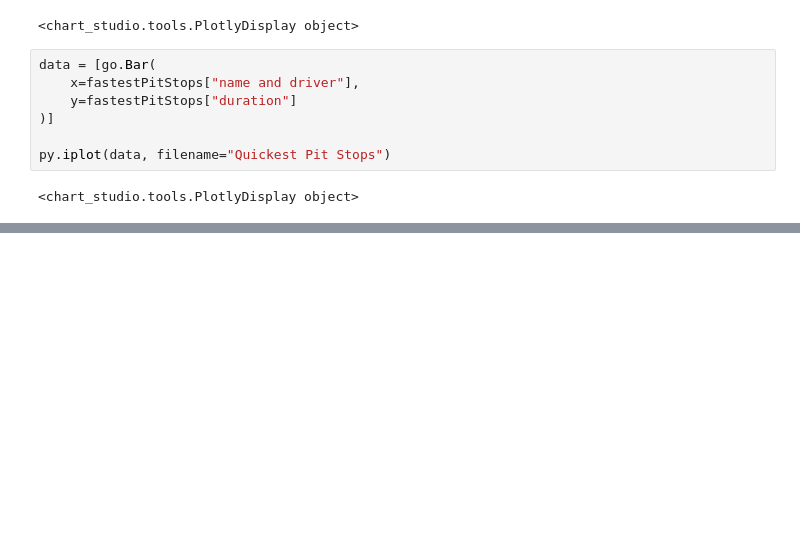
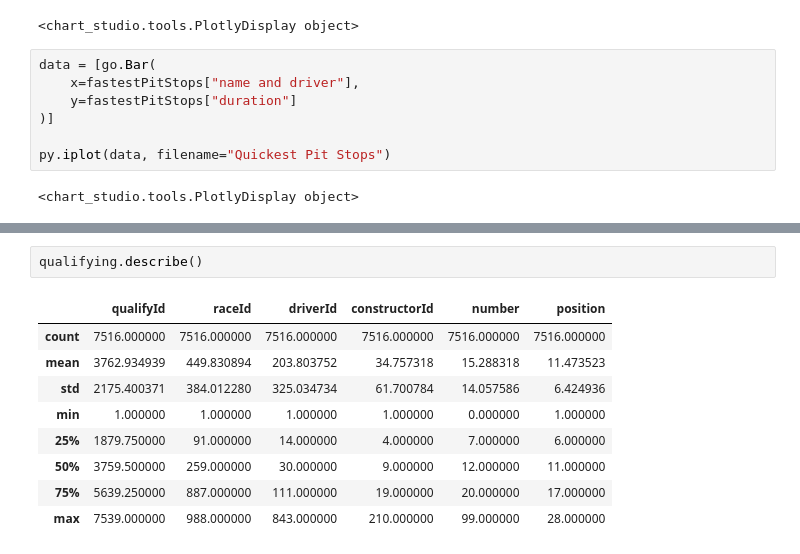
Before and after one commit to neelpatel05/formula-one, a Jupyter notebook: formula-one.ipynb, the cells around one changed output, grey strips where cells are left out. Cells and saved outputs as stored; diff of their text form; blank space fills up the shorter version.

```diff
--- a/formula-one.ipynb
+++ b/formula-one.ipynb
@@ -459,0 +469,12 @@ py.iplot(data, filename="Quickest Pit Stops")
+# %%
+qualifying.describe()
+# %% [output]
+|  | qualifyId | raceId | driverId | constructorId | number | position |
+| count | 7516.000000 | 7516.000000 | 7516.000000 | 7516.000000 | 7516.000000 | 7516.000000 |
+| mean | 3762.934939 | 449.830894 | 203.803752 | 34.757318 | 15.288318 | 11.473523 |
+| std | 2175.400371 | 384.012280 | 325.034734 | 61.700784 | 14.057586 | 6.424936 |
+| min | 1.000000 | 1.000000 | 1.000000 | 1.000000 | 0.000000 | 1.000000 |
+| 25% | 1879.750000 | 91.000000 | 14.000000 | 4.000000 | 7.000000 | 6.000000 |
+| 50% | 3759.500000 | 259.000000 | 30.000000 | 9.000000 | 12.000000 | 11.000000 |
+| 75% | 5639.250000 | 887.000000 | 111.000000 | 19.000000 | 20.000000 | 17.000000 |
+| max | 7539.000000 | 988.000000 | 843.000000 | 210.000000 | 99.000000 | 28.000000 |
```
Also changed, not shown: parts of 11 cells of this notebook.
